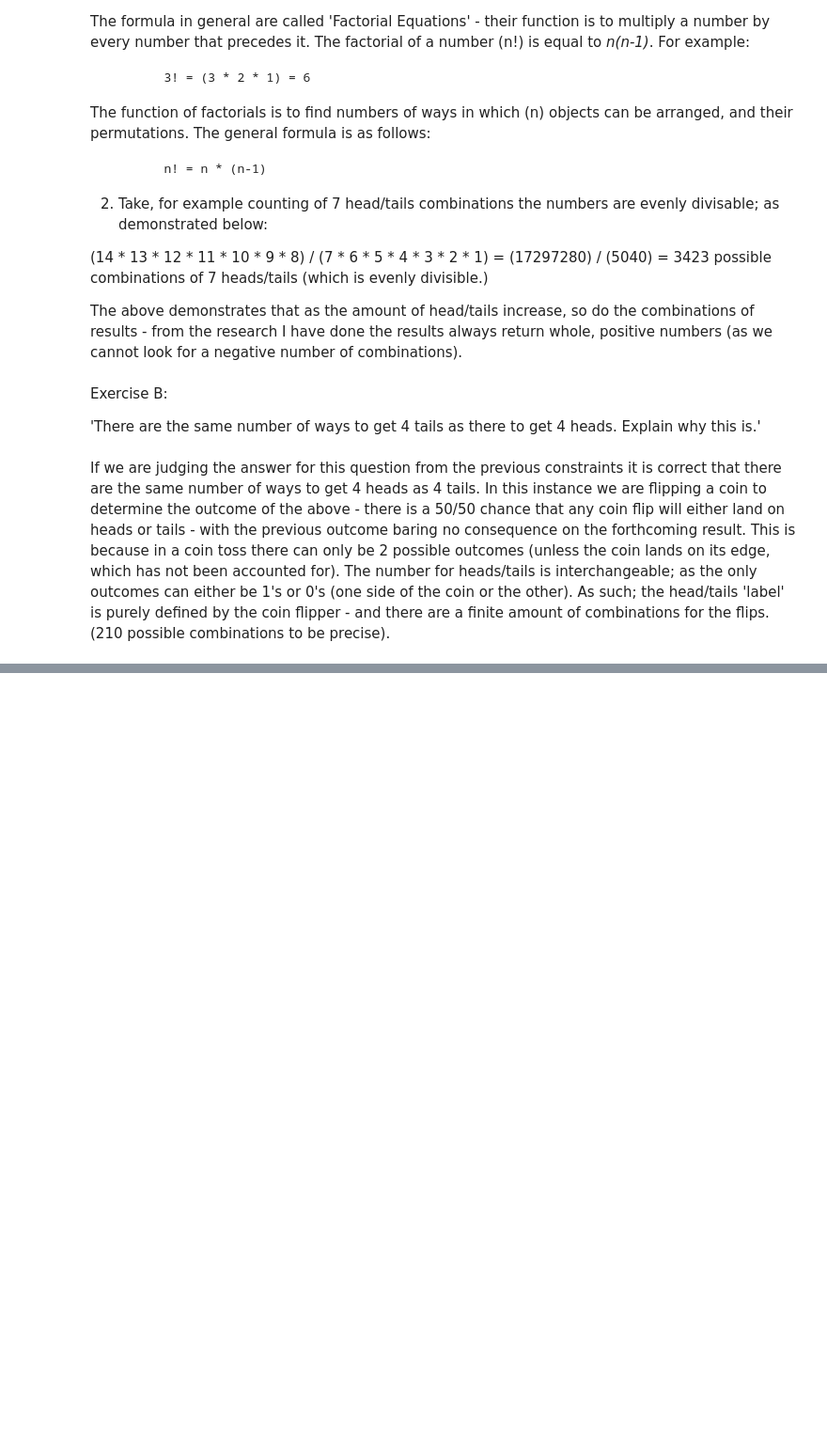
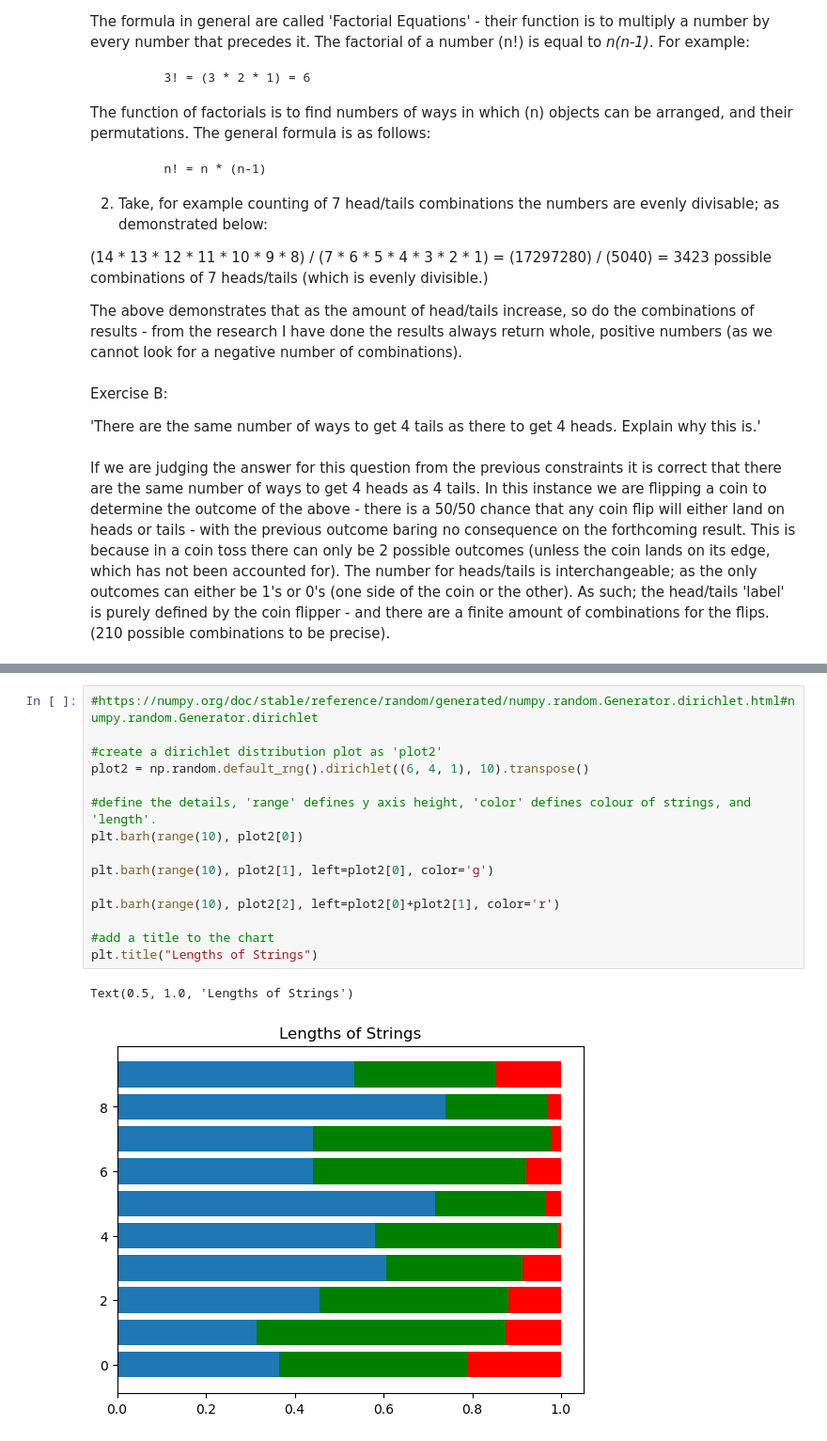
Before and after one commit to SeanE15/Fundamentals-for-Data-Analysis, a Jupyter notebook: Practicals/02 - Randomness Exercises - Sean Elliott.ipynb, the cells around one changed output, grey strips where cells are left out. Shown: that part at 94% size. Cells and saved outputs as stored; diff of their text form; blank space fills up the shorter version.

```diff
--- a/Practicals/02 - Randomness Exercises - Sean Elliott.ipynb
+++ b/Practicals/02 - Randomness Exercises - Sean Elliott.ipynb
@@ -48,0 +87,18 @@ If we are judging the answer for this question from the previous constraints it
+# %%
+#https://numpy.org/doc/stable/reference/random/generated/numpy.random.Generator.dirichlet.html#numpy.random.Generator.dirichlet
+
+#create a dirichlet distribution plot as 'plot2'
+plot2 = np.random.default_rng().dirichlet((6, 4, 1), 10).transpose()
+
+#define the details, 'range' defines y axis height, 'color' defines colour of strings, and 'length'.
+plt.barh(range(10), plot2[0])
+
+plt.barh(range(10), plot2[1], left=plot2[0], color='g')
+
+plt.barh(range(10), plot2[2], left=plot2[0]+plot2[1], color='r')
+
+#add a title to the chart
+plt.title("Lengths of Strings")
+# %% [output]
+Text(0.5, 1.0, 'Lengths of Strings')
+[figure, added]
```
Also changed, not shown: parts of 4 cells of this notebook, 1 other file.
